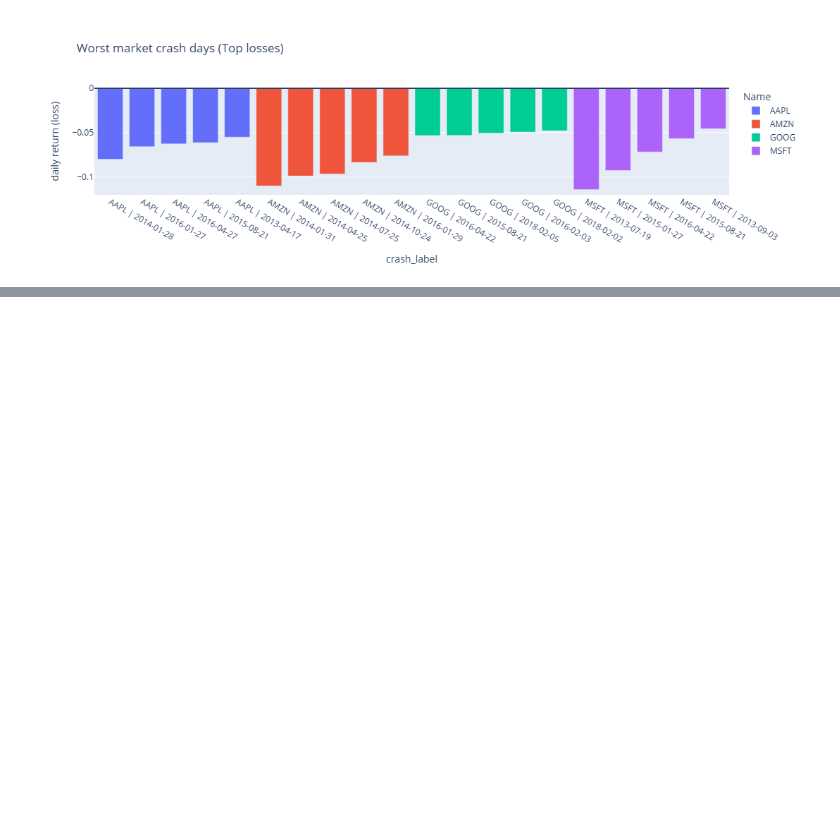
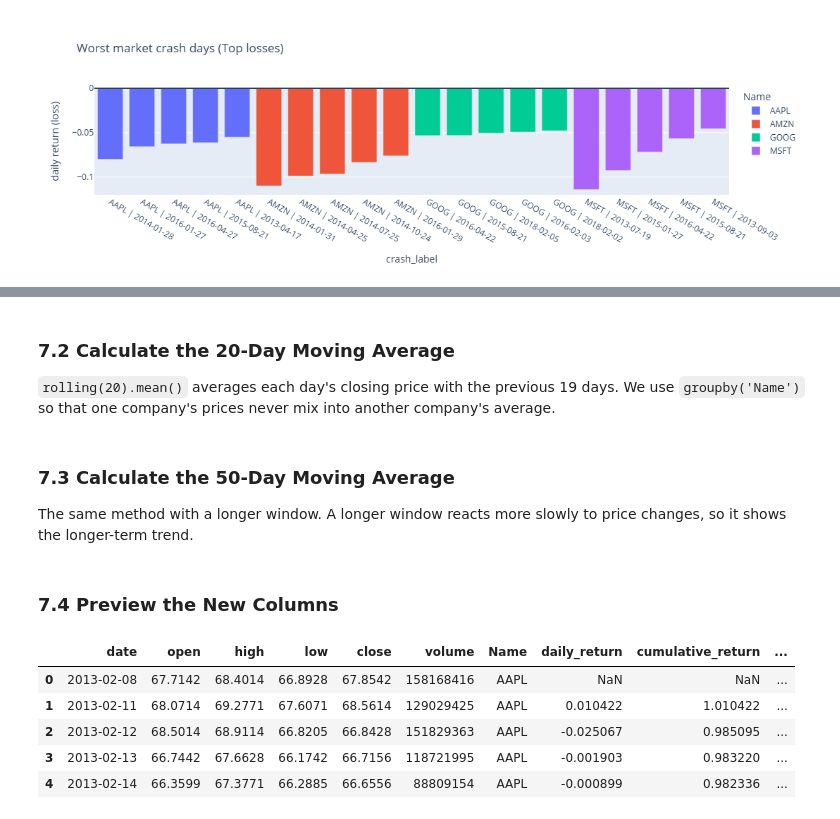
Before and after one commit to ualiurrahat/stock-market-data-analysis, a Jupyter notebook: notebooks/stock_market_data_analysis.ipynb, the cells around one changed output, grey strips where cells are left out. Drawn from its saved outputs; the diff is of its cells as text; code cells hidden in the pictures; blank space fills up the shorter version.

```diff
--- a/notebooks/stock_market_data_analysis.ipynb
+++ b/notebooks/stock_market_data_analysis.ipynb
@@ -483,0 +507,4 @@ fig.show()
+# %% [markdown]
+### 7.2 Calculate the 20-Day Moving Average
+
+`rolling(20).mean()` averages each day's closing price with the previous 19 days. We use `groupby('Name')` so that one company's prices never mix into another company's average.
@@ -483,0 +513,4 @@ fig.show()
+# %% [markdown]
+### 7.3 Calculate the 50-Day Moving Average
+
+The same method with a longer window. A longer window reacts more slowly to price changes, so it shows the longer-term trend.
@@ -483,0 +519,11 @@ fig.show()
+# %% [markdown]
+### 7.4 Preview the New Columns
+# %%
+all_data.head(5)
+# %% [output]
+|  | date | open | high | low | close | volume | Name | daily_return | cumulative_return | ... |
+| 0 | 2013-02-08 | 67.7142 | 68.4014 | 66.8928 | 67.8542 | 158168416 | AAPL | NaN | NaN | ... |
+| 1 | 2013-02-11 | 68.0714 | 69.2771 | 67.6071 | 68.5614 | 129029425 | AAPL | 0.010422 | 1.010422 | ... |
+| 2 | 2013-02-12 | 68.5014 | 68.9114 | 66.8205 | 66.8428 | 151829363 | AAPL | -0.025067 | 0.985095 | ... |
+| 3 | 2013-02-13 | 66.7442 | 67.6628 | 66.1742 | 66.7156 | 118721995 | AAPL | -0.001903 | 0.983220 | ... |
+| 4 | 2013-02-14 | 66.3599 | 67.3771 | 66.2885 | 66.6556 | 88809154 | AAPL | -0.000899 | 0.982336 | ... |
```
Also changed, not shown: parts of 10 cells of this notebook.
